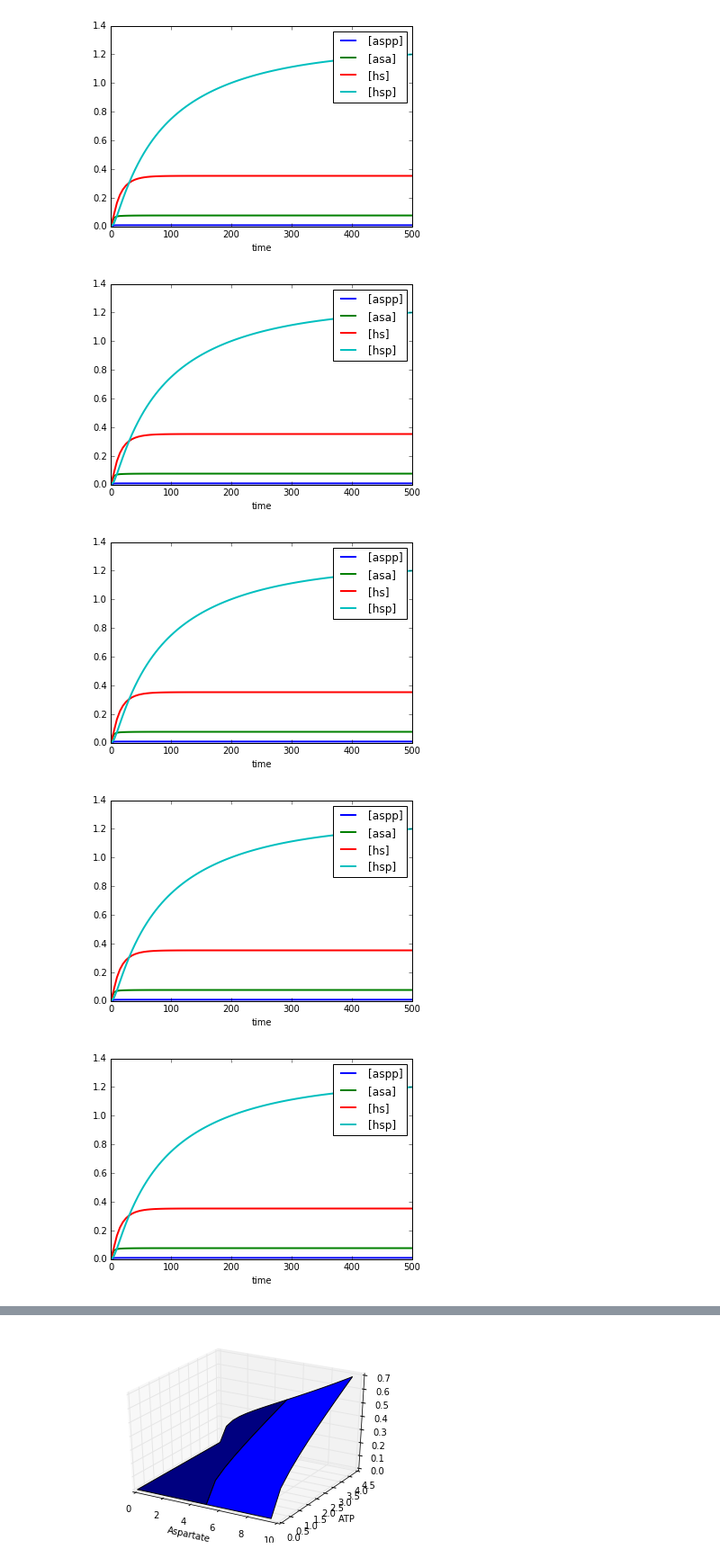
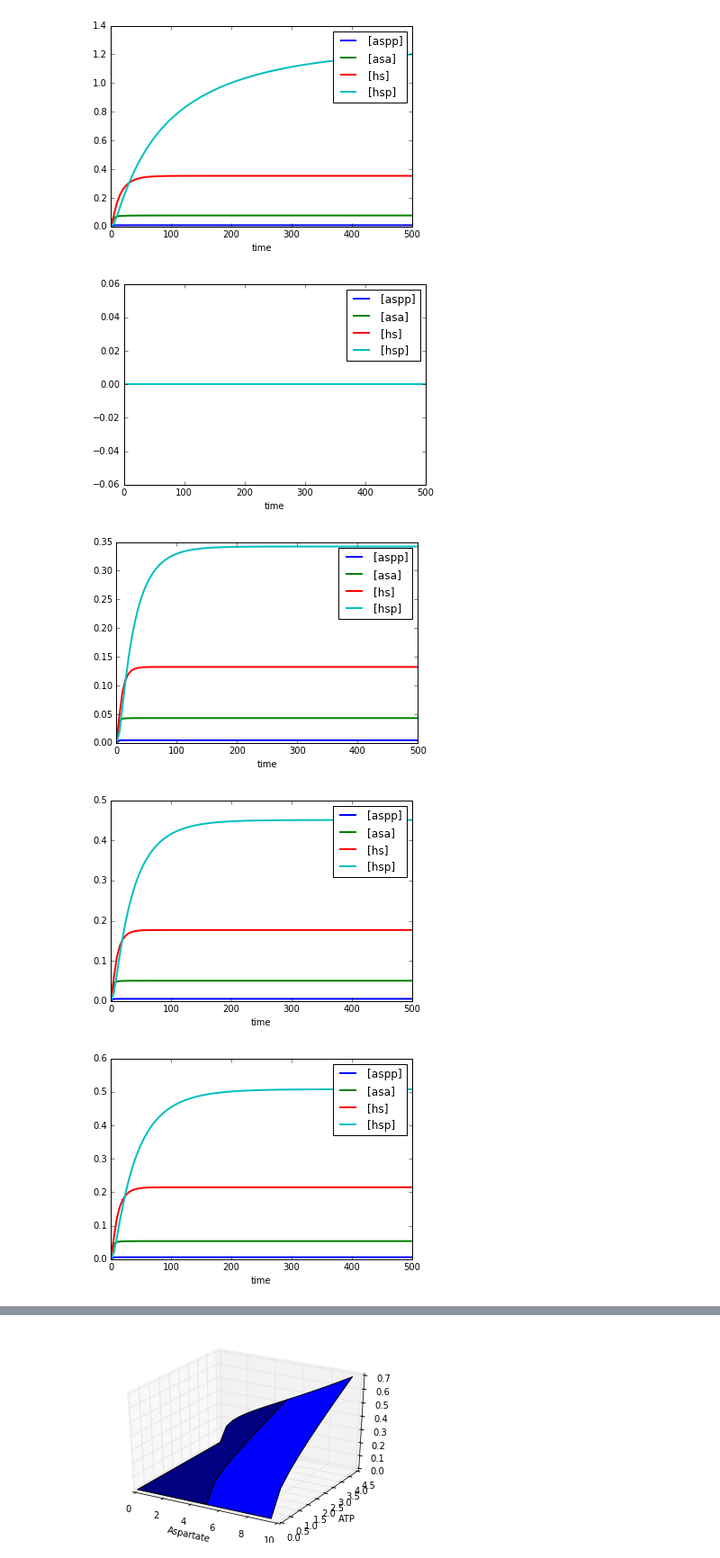
Before and after one commit to LKnopf/fachkurs_master, a Jupyter notebook: 08_tellurium/tellurium_exercise.ipynb, the cells around one changed output, grey strips where cells are left out. Shown at 90% size. Cells and saved outputs as stored; diff of their text form; code cells hidden in the pictures.

```diff
--- a/08_tellurium/tellurium_exercise.ipynb
+++ b/08_tellurium/tellurium_exercise.ipynb
@@ -145,11 +151,11 @@ for asp in range(5):
 [figure]
 # %%
 for atp in range(0,5):
-    rr.atp = a
+    rr.atp = atp
     result = rr.simulate (0, 500, 100, reset=True)
     rr.plot (result)
 # %% [output]
-[figure, old version]
+[figure, new version]
-[figure, old version]
+[figure, new version]
-[figure, old version]
+[figure, new version]
-[figure, old version]
+[figure, new version]
```
Also changed, not shown: parts of 5 cells of this notebook, 1 other file.
